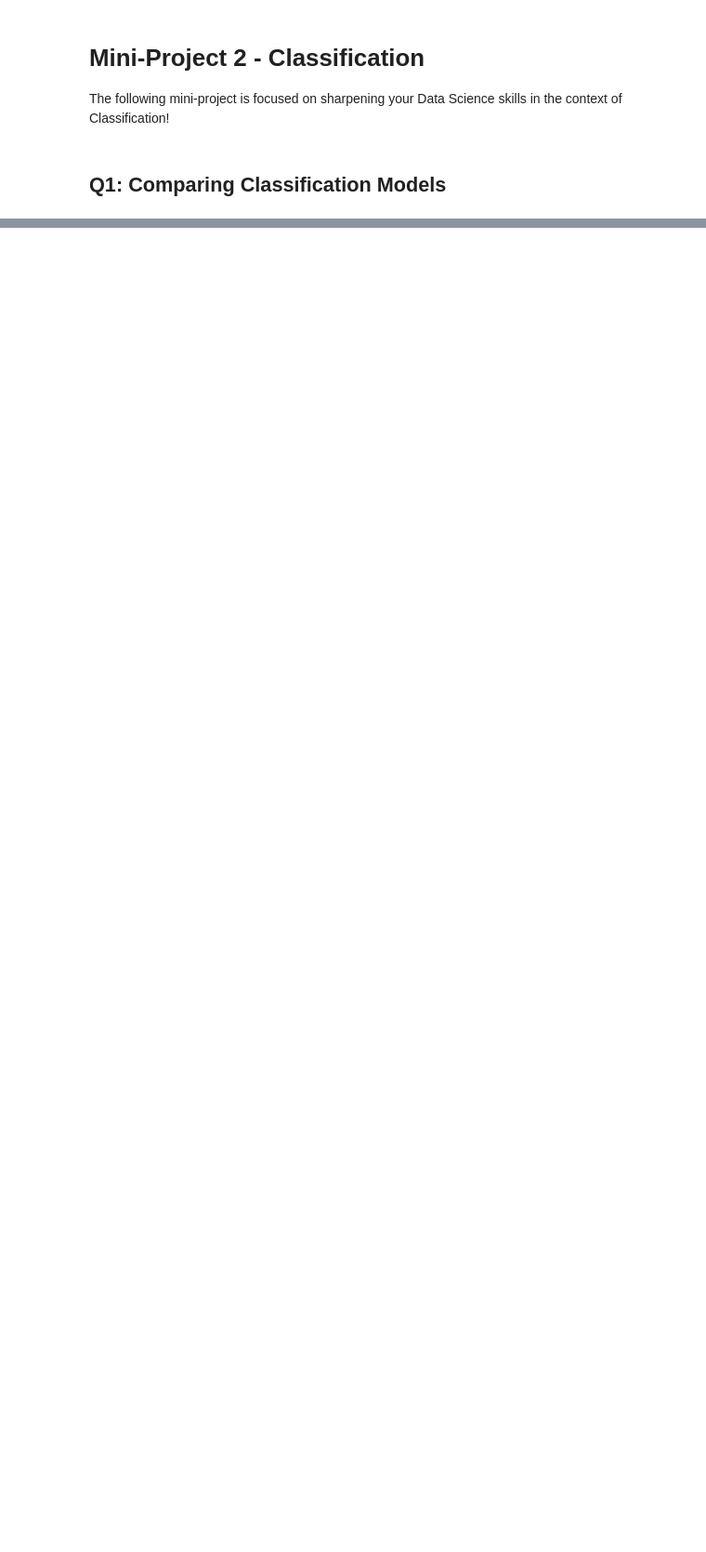
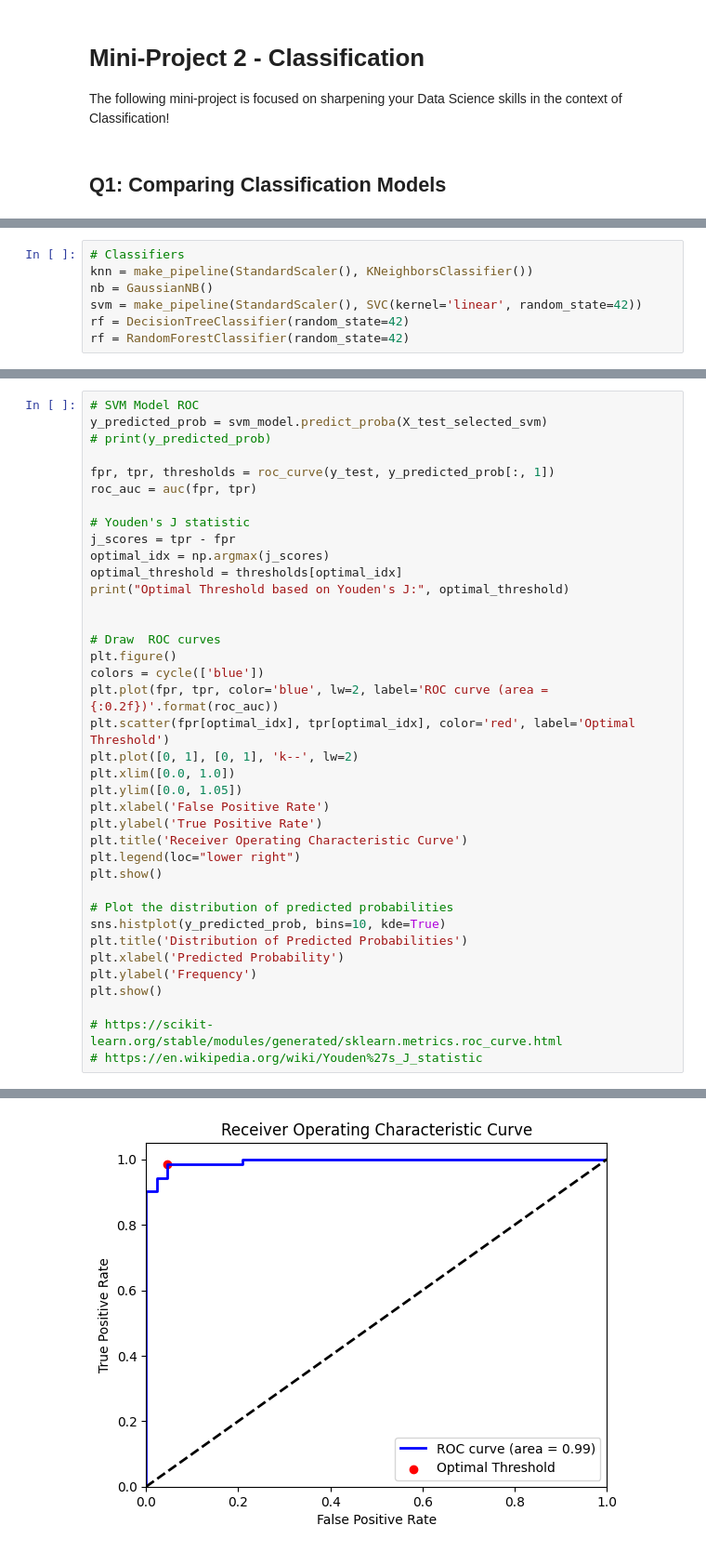
Before and after one commit to mckaylaash/Data_Science_Proj2-Classification, a Jupyter notebook: SML312_Project2.ipynb, the cells around one changed output, grey strips where cells are left out. Shown: that part at 93% size. Saved outputs shown, nothing was run; the diff lists cells and outputs as text; blank space fills up the shorter version.

```diff
--- a/SML312_Project2.ipynb
+++ b/SML312_Project2.ipynb
@@ -67,0 +127,7 @@ e. Please repeat part 1c for each of the following types of classification model
+# %%
+# Classifiers
+knn = make_pipeline(StandardScaler(), KNeighborsClassifier())
+nb = GaussianNB()
+svm = make_pipeline(StandardScaler(), SVC(kernel='linear', random_state=42))
+rf = DecisionTreeClassifier(random_state=42)
+rf = RandomForestClassifier(random_state=42)
@@ -67,0 +660,39 @@ e. Please repeat part 1c for each of the following types of classification model
+# %%
+# SVM Model ROC
+y_predicted_prob = svm_model.predict_proba(X_test_selected_svm)
+# print(y_predicted_prob)
+
+fpr, tpr, thresholds = roc_curve(y_test, y_predicted_prob[:, 1])
+roc_auc = auc(fpr, tpr)
+
+# Youden's J statistic
+j_scores = tpr - fpr
+optimal_idx = np.argmax(j_scores)
+optimal_threshold = thresholds[optimal_idx]
+print("Optimal Threshold based on Youden's J:", optimal_threshold)
+
+
+# Draw  ROC curves
+plt.figure()
+colors = cycle(['blue'])
+plt.plot(fpr, tpr, color='blue', lw=2, label='ROC curve (area = {:0.2f})'.format(roc_auc))
+plt.scatter(fpr[optimal_idx], tpr[optimal_idx], color='red', label='Optimal Threshold')
+plt.plot([0, 1], [0, 1], 'k--', lw=2)
+plt.xlim([0.0, 1.0])
+plt.ylim([0.0, 1.05])
+plt.xlabel('False Positive Rate')
+plt.ylabel('True Positive Rate')
+plt.title('Receiver Operating Characteristic Curve')
+plt.legend(loc="lower right")
+plt.show()
+
+# Plot the distribution of predicted probabilities
+sns.histplot(y_predicted_prob, bins=10, kde=True)
+plt.title('Distribution of Predicted Probabilities')
+plt.xlabel('Predicted Probability')
+plt.ylabel('Frequency')
+plt.show()
+
+# https://scikit-learn.org/stable/modules/generated/sklearn.metrics.roc_curve.html
+# https://en.wikipedia.org/wiki/Youden%27s_J_statistic
+# %% [output]
@@ -67,0 +700 @@ e. Please repeat part 1c for each of the following types of classification model
+[figure, added]
```
Also changed, not shown: parts of 62 cells of this notebook.
